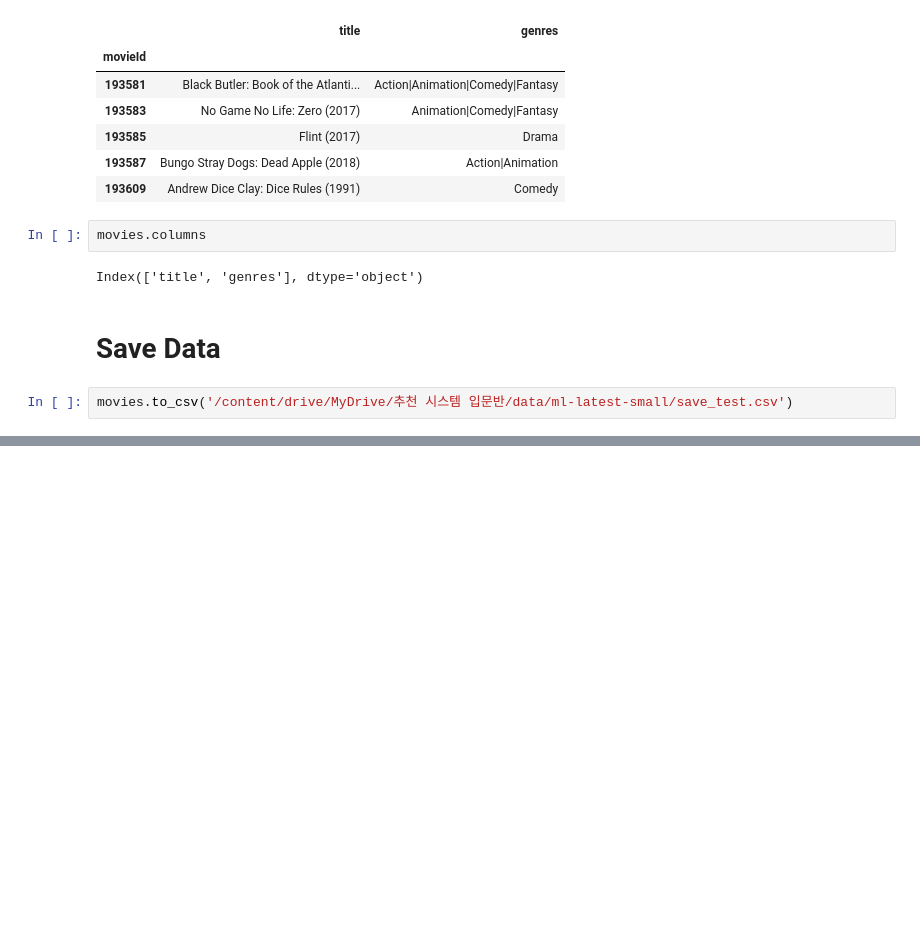
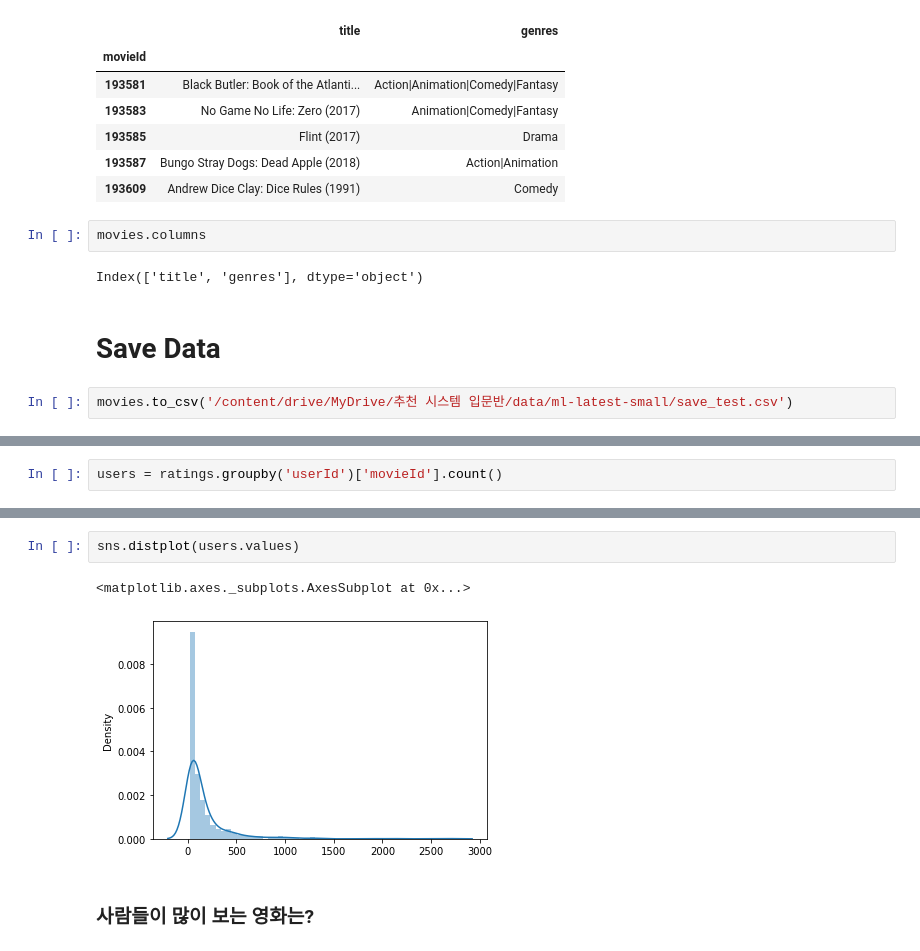
Before and after one commit to sangjinsu/recommendation-system, a Jupyter notebook: 1_movies.ipynb, the cells around one changed output, grey strips where cells are left out. Cells and saved outputs as stored; diff of their text form; blank space fills up the shorter version.

```diff
--- a/1_movies.ipynb
+++ b/1_movies.ipynb
@@ -44,0 +256,2 @@ movies.to_csv('/content/drive/MyDrive/추천 시스템 ᄋ
+# %%
+users = ratings.groupby('userId')['movieId'].count()
@@ -44,0 +270,7 @@ movies.to_csv('/content/drive/MyDrive/추천 시스템 ᄋ
+# %%
+sns.distplot(users.values)
+# %% [output]
+<matplotlib.axes._subplots.AxesSubplot at 0x...>
+[figure, added]
+# %% [markdown]
+### 사람들이 많이 보는 영화는?
```
Also changed, not shown: parts of 57 cells of this notebook.
